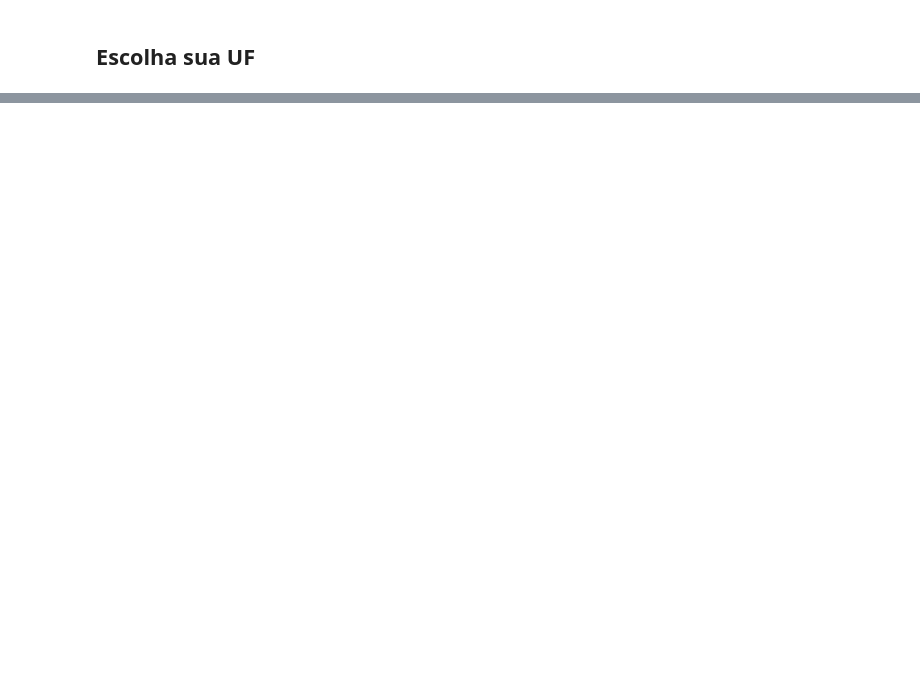
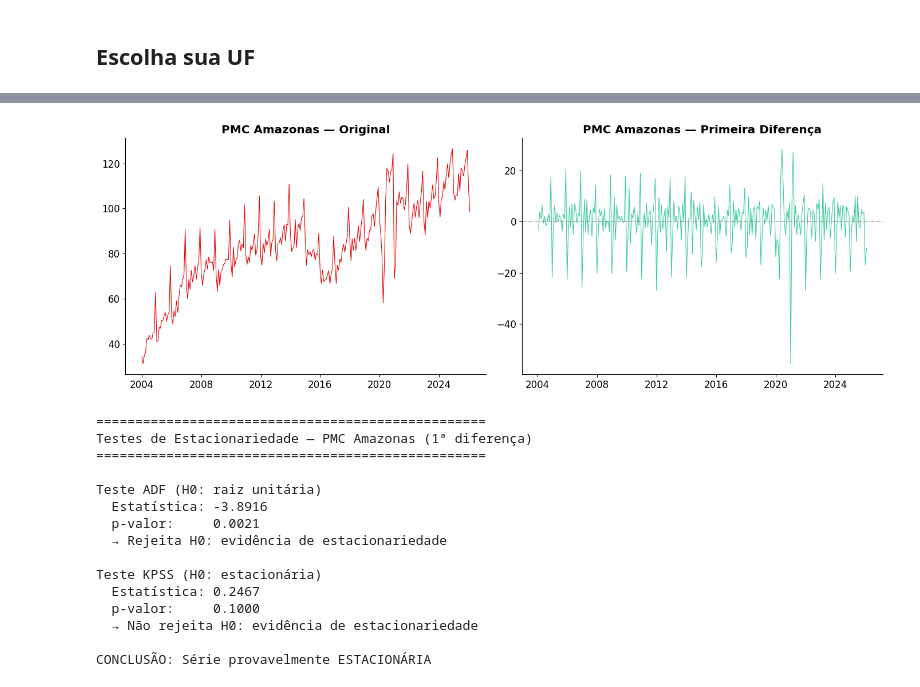
Before and after one commit to juunavarro/financial_analytics_lab_1_julia_navarro.github.io, a Jupyter notebook: template-exercicio-sarima.ipynb, the cells around one changed output, grey strips where cells are left out. Saved outputs shown, nothing was run; the diff lists cells and outputs as text; code cells hidden in the pictures; blank space fills up the shorter version.

```diff
--- a/template-exercicio-sarima.ipynb
+++ b/template-exercicio-sarima.ipynb
@@ -68,0 +201,35 @@ df_sf.head()
+# %%
+# Primeira diferença
+y_diff = df_sf["y"].diff().dropna()
+
+fig, axes = plt.subplots(1, 2, figsize=(14, 5))
+
+axes[0].plot(df_sf["ds"], df_sf["y"], color=INSPER_RED, linewidth=0.8)
+axes[0].set_title('PMC Amazonas — Original', fontweight='bold')
+
+axes[1].plot(df_sf["ds"][1:], y_diff, color=INSPER_TURQUESA, linewidth=0.8)
+axes[1].set_title('PMC Amazonas — Primeira Diferença', fontweight='bold')
+axes[1].axhline(y=0, color='gray', linestyle='--', alpha=0.5)
+
+plt.tight_layout()
+plt.show()
+
+# Testes na série diferenciada
+testar_estacionariedade(y_diff, f'PMC {MINHA_UF} (1ª diferença)')
+# %% [output]
+[figure, added]
+==================================================
+Testes de Estacionariedade — PMC Amazonas (1ª diferença)
+==================================================
+
+Teste ADF (H0: raiz unitária)
+  Estatística: -3.8916
+  p-valor:     0.0021
+  → Rejeita H0: evidência de estacionariedade
+
+Teste KPSS (H0: estacionária)
+  Estatística: 0.2467
+  p-valor:     0.1000
+  → Não rejeita H0: evidência de estacionariedade
+
+CONCLUSÃO: Série provavelmente ESTACIONÁRIA
```
Also changed, not shown: parts of 15 cells of this notebook.
